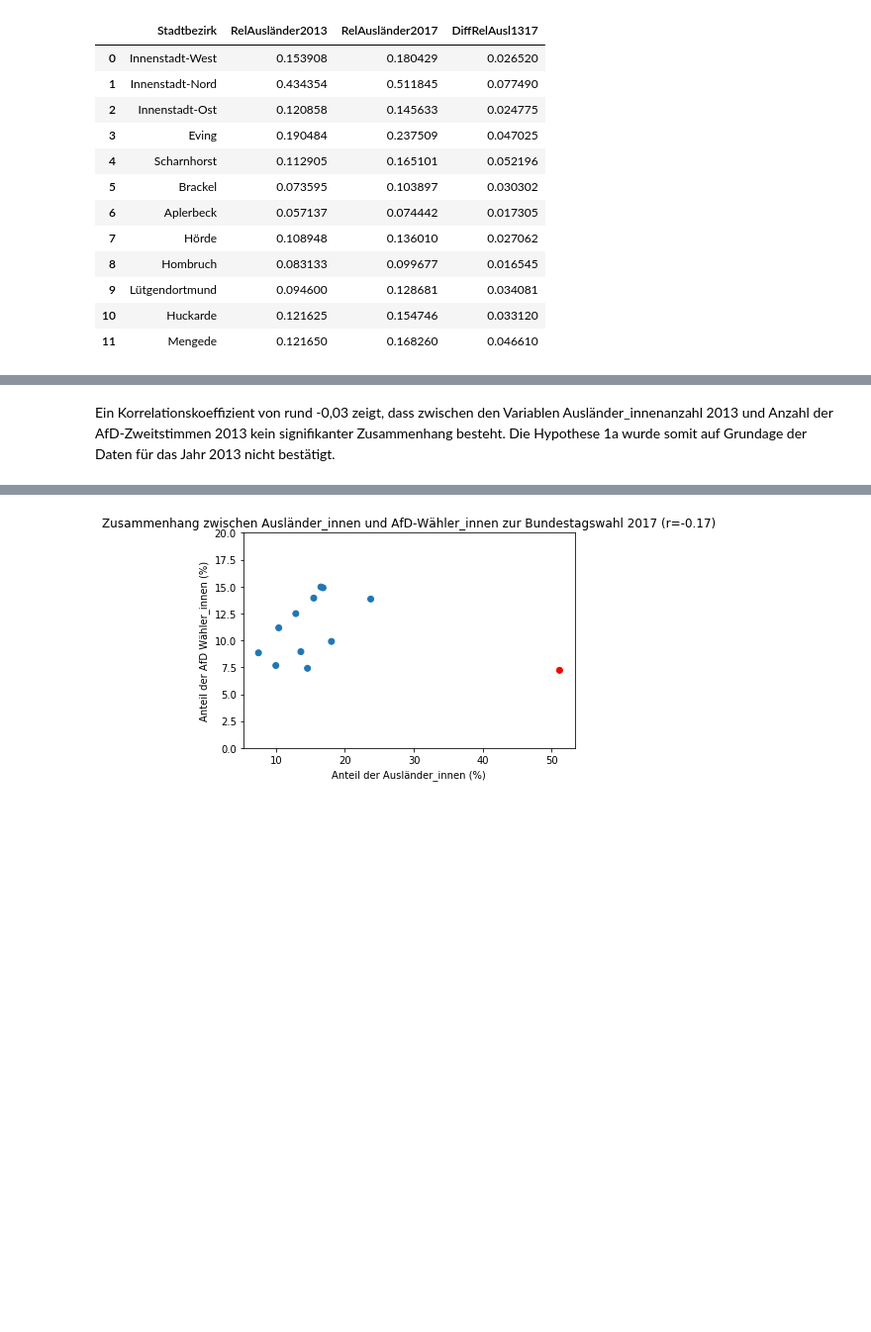
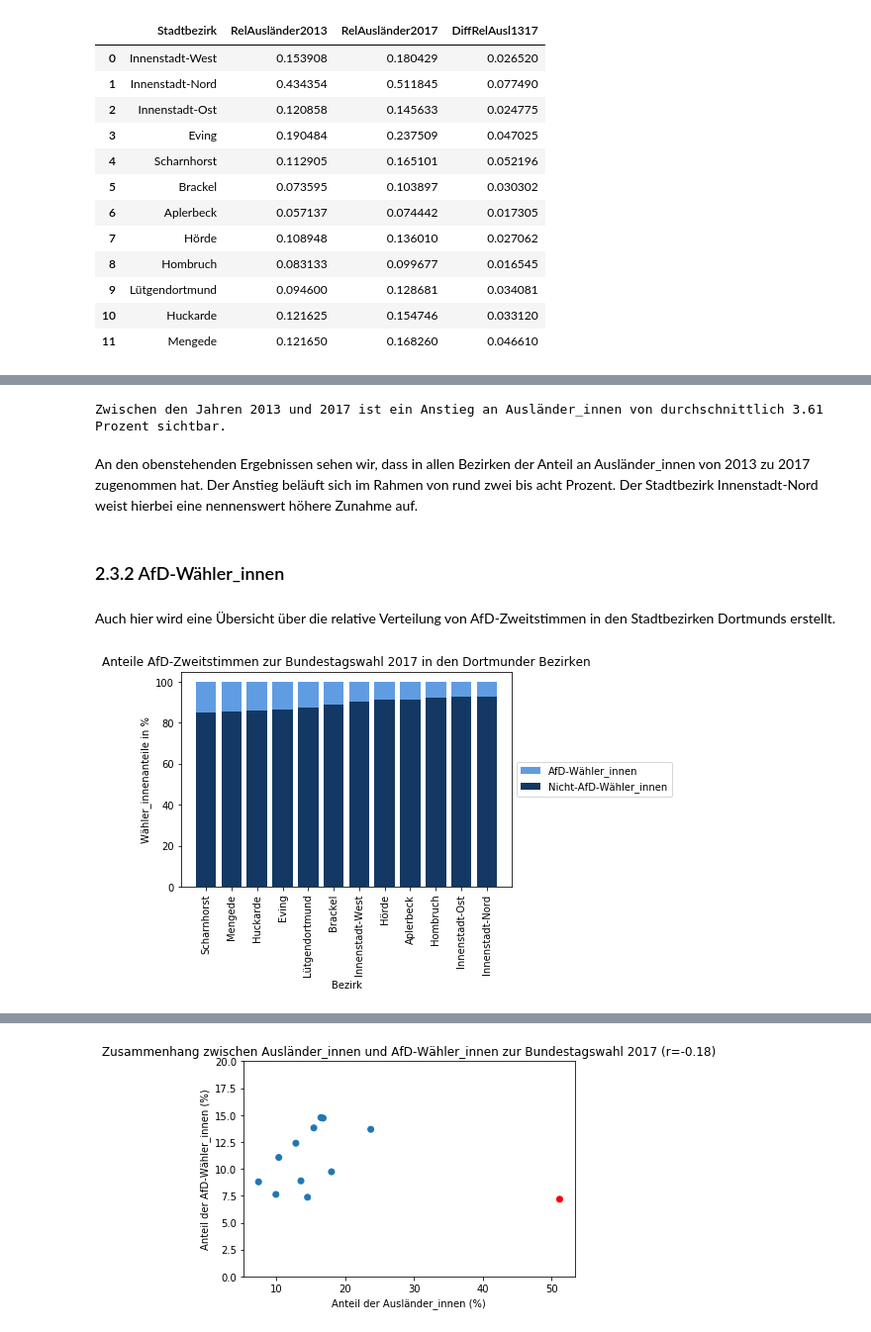
Before and after one commit to tschroeder10961/datascience-urban-segregation, a Jupyter notebook: GruppeB/Jupiter_Notebook_Dortmund.ipynb, the cells around one changed output, grey strips where cells are left out. Shown at 99% size. Drawn from its saved outputs; the diff is of its cells as text; code cells hidden in the pictures; blank space fills up the shorter version.

```diff
--- a/GruppeB/Jupiter_Notebook_Dortmund.ipynb
+++ b/GruppeB/Jupiter_Notebook_Dortmund.ipynb
@@ -171,9 +120,0 @@ Die soeben ermittelte Zahl von rund 3,61 Prozent spiegelt den zuvor errechneten
-# %%
-#Erstellen der Spalte der realtiven Anzahl AfD Wähler_innen 2013
-dortmund['RelZweitstimmenAfD2013'] = dortmund['AfDZweitstimmen2013'] / dortmund['GültigeZweitstimmen2013']
-#Erstellen der Spalte der realtiven Anzahl AfD Wähler_innen 2017
-dortmund['RelZweitstimmenAfD2017'] = dortmund['AfDZweitstimmen2017'] / dortmund['GültigeZweitstimmen2017']
-
-#Differenz relativer Zahlen von Ausländer_innen zu 2013 und 2017 bilden
-DiffRelZweitstimmenAfD1317 = dortmund['RelZweitstimmenAfD2017'] - dortmund['RelZweitstimmenAfD2013']
-print(DiffRelZweitstimmenAfD1317.describe())
@@ -307,2 +121,37 @@ plt.show()
-# %% [markdown]
-Ein Korrelationskoeffizient von rund -0,03 zeigt, dass zwischen den Variablen Ausländer_innenanzahl 2013 und Anzahl der AfD-Zweitstimmen 2013 kein signifikanter Zusammenhang besteht. Die Hypothese 1a wurde somit auf Grundage der Daten für das Jahr 2013 nicht bestätigt.
+# %%
+print('Zwischen den Jahren 2013 und 2017 ist ein Anstieg an Ausländer_innen von durchschnittlich ' + str(round(dortmund['DiffRelAusl1317'].mean()*100,2)) + ' Prozent sichtbar.')
+# %% [output]
+Zwischen den Jahren 2013 und 2017 ist ein Anstieg an Ausländer_innen von durchschnittlich 3.61 Prozent sichtbar.
+# %% [markdown]
+An den obenstehenden Ergebnissen sehen wir, dass in allen Bezirken der Anteil an Ausländer_innen von 2013 zu 2017 zugenommen hat. Der Anstieg beläuft sich im Rahmen von rund zwei bis acht Prozent. Der Stadtbezirk Innenstadt-Nord weist hierbei eine nennenswert höhere Zunahme auf.
+# %% [markdown]
+### 2.3.2 AfD-Wähler_innen
+# %% [markdown]
+Auch hier wird eine Übersicht über die relative Verteilung von AfD-Zweitstimmen in den Stadtbezirken Dortmunds erstellt.
+# %%
+dortmund['nichtAfDZweitstimmen2017'] = dortmund['WählerInnen2017'] - dortmund['AfDZweitstimmen2017']
+
+#Erstellen der Spalte der realtiven Anzahl AfD Wähler_innen 2013
+dortmund['RelZweitstimmenAfD2013'] = dortmund['AfDZweitstimmen2013'] / dortmund['WählerInnen2013']
+#Erstellen der Spalte der realtiven Anzahl AfD Wähler_innen 2017
+dortmund['RelZweitstimmenAfD2017'] = dortmund['AfDZweitstimmen2017'] / dortmund['WählerInnen2017']
+#Erstellen der Spalte der realtiven Anzahl AfD Wähler_innen 2017
+dortmund['RelnichtAfDZweitstimmen2017'] = dortmund['nichtAfDZweitstimmen2017'] / dortmund['WählerInnen2017']
+
+nichtAfDWähler2017 = dortmund.sort_values('RelZweitstimmenAfD2017',ascending=False)['RelnichtAfDZweitstimmen2017']*100
+AfDWähler2017 = dortmund.sort_values('RelZweitstimmenAfD2017',ascending=False)['RelZweitstimmenAfD2017']*100
+#die Variablen vorab zu definieren, ist nicht nötig, macht aber den Code unten etwas lesbarer.
+
+serie1 = plt.bar(range(len(dortmund)), nichtAfDWähler2017, color='#133863')
+serie2 = plt.bar(range(len(dortmund)), AfDWähler2017, bottom=nichtAfDWähler2017, color='#609CE1')
+plt.xticks(range(len(dortmund)), dortmund.sort_values('RelZweitstimmenAfD2017',ascending=False)['Stadtbezirk'],rotation=90)
+
+
+plt.title('Anteile AfD-Zweitstimmen zur Bundestagswahl 2017 in den Dortmunder Bezirken')
+plt.xlabel('Bezirk')
+plt.ylabel('Wähler_innenanteile in %')
+#Fügt eine Legende rechts neben dem Diagramm hinzu.
+plt.legend((serie2,serie1), ('AfD-Wähler_innen','Nicht-AfD-Wähler_innen'), loc='center left', bbox_to_anchor=(1, 0.5))
+plt.show()
+# %% [output]
+[figure, added]
```
Also changed, not shown: parts of 102 cells of this notebook.
